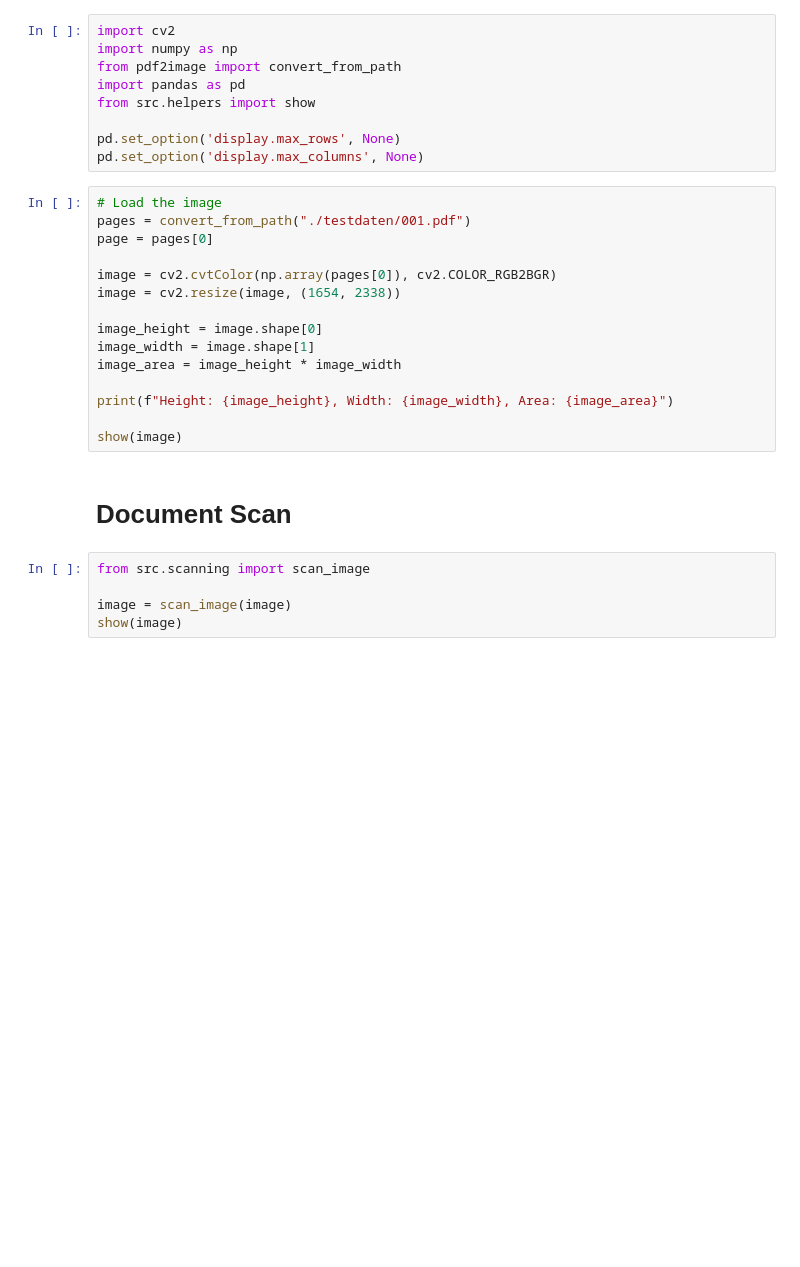
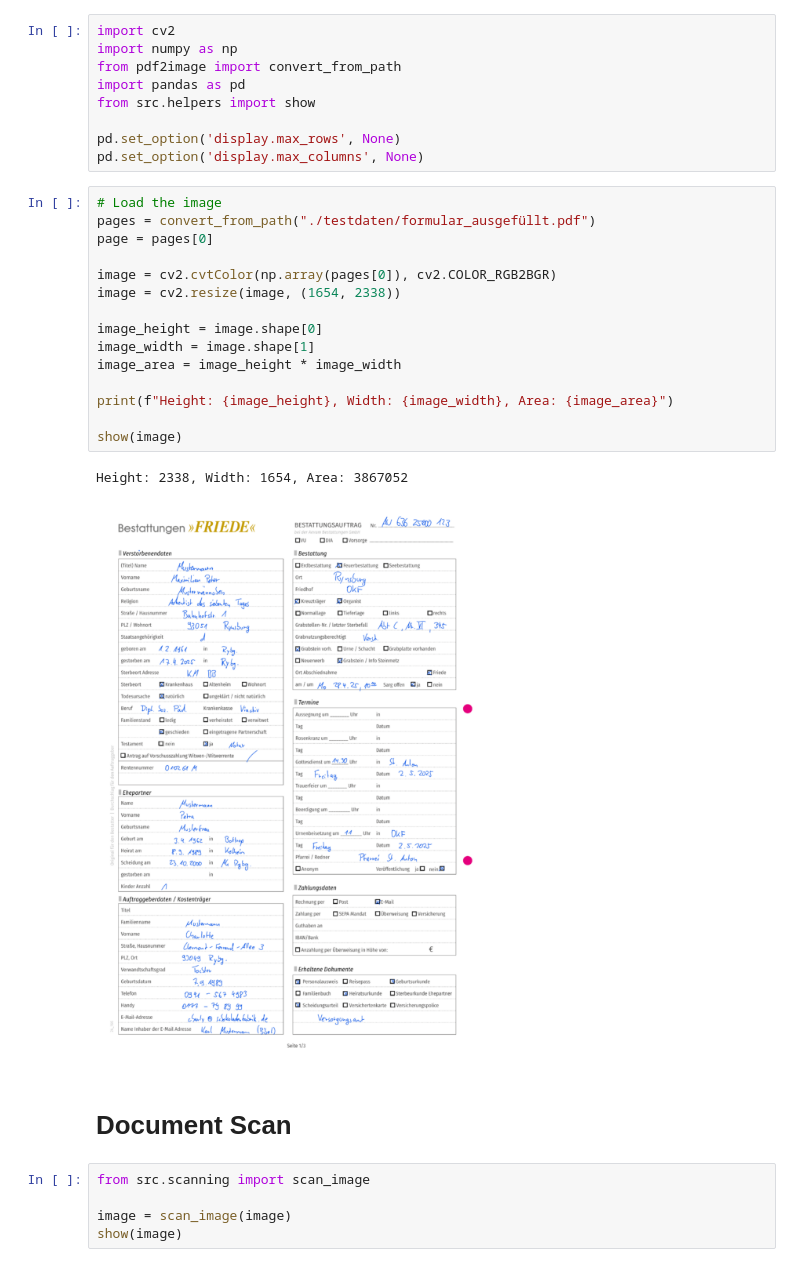
Before and after one commit to patsimm/ss25-mustererkennung-formulardaten, a Jupyter notebook: layout.ipynb, the cells around one changed output. Cells and saved outputs as stored; diff of their text form; blank space fills up the shorter version.

```diff
--- a/layout.ipynb
+++ b/layout.ipynb
@@ -14,19 +32,22 @@ pd.set_option('display.max_rows', None)
 pd.set_option('display.max_columns', None)
 # %%
 # Load the image
-pages = convert_from_path("./testdaten/001.pdf")
+pages = convert_from_path("./testdaten/formular_ausgefüllt.pdf")
 page = pages[0]
 
 image = cv2.cvtColor(np.array(pages[0]), cv2.COLOR_RGB2BGR)
 image = cv2.resize(image, (1654, 2338))
 
 image_height = image.shape[0]
 image_width = image.shape[1]
 image_area = image_height * image_width
 
 print(f"Height: {image_height}, Width: {image_width}, Area: {image_area}")
 
 show(image)
+# %% [output]
+Height: 2338, Width: 1654, Area: 3867052
+[figure, added]
 # %% [markdown]
 # Document Scan
 # %%
```
Also changed, not shown: parts of 17 cells of this notebook, 21 other files.
